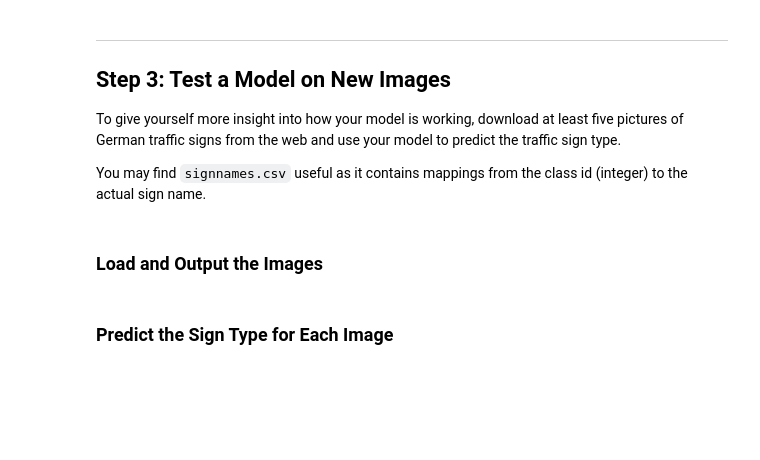
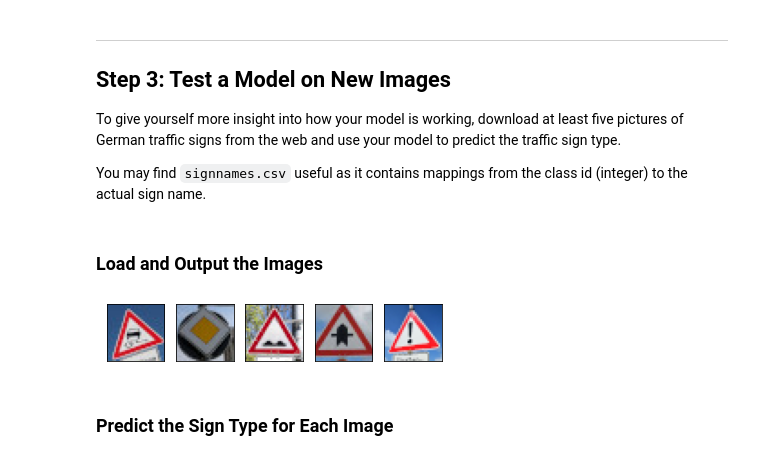
Before and after one commit to moisesejimenezg/traffic_sign_classifier, a Jupyter notebook: Traffic_Sign_Classifier.ipynb, the cells around one changed output. Cells and saved outputs as stored; diff of their text form; code cells hidden in the pictures; blank space fills up the shorter version.

```diff
--- a/Traffic_Sign_Classifier.ipynb
+++ b/Traffic_Sign_Classifier.ipynb
@@ -230,2 +254,20 @@ You may find `signnames.csv` useful as it contains mappings from the class id (i
+# %%
+### Load the images and plot them here.
+### Feel free to use as many code cells as needed.
+
+import matplotlib.pyplot as plt
+
+internet_file = "internet.p"
+with open(internet_file, mode="rb") as f:
+    internet = pickle.load(f)
+
+f, axes = plt.subplots(1,5)
+for i in range(0, 5):
+    im = plt.imread(internet["file_names"][i])
+    axes[i].imshow(im)
+    axes[i].get_xaxis().set_visible(False)
+    axes[i].get_yaxis().set_visible(False)
+# %% [output]
+[figure, added]
 # %% [markdown]
 ### Predict the Sign Type for Each Image
```
Also changed, not shown: parts of 14 cells of this notebook, 1 other file.
